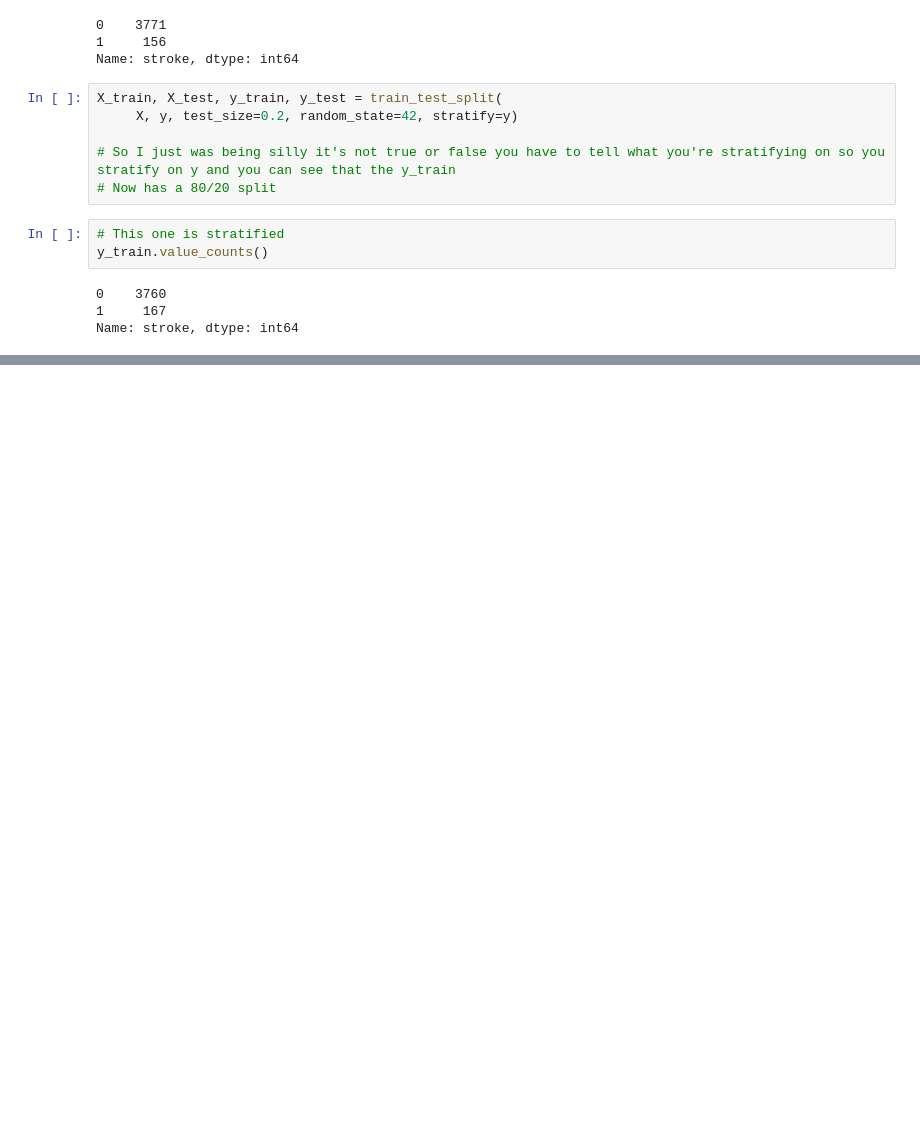
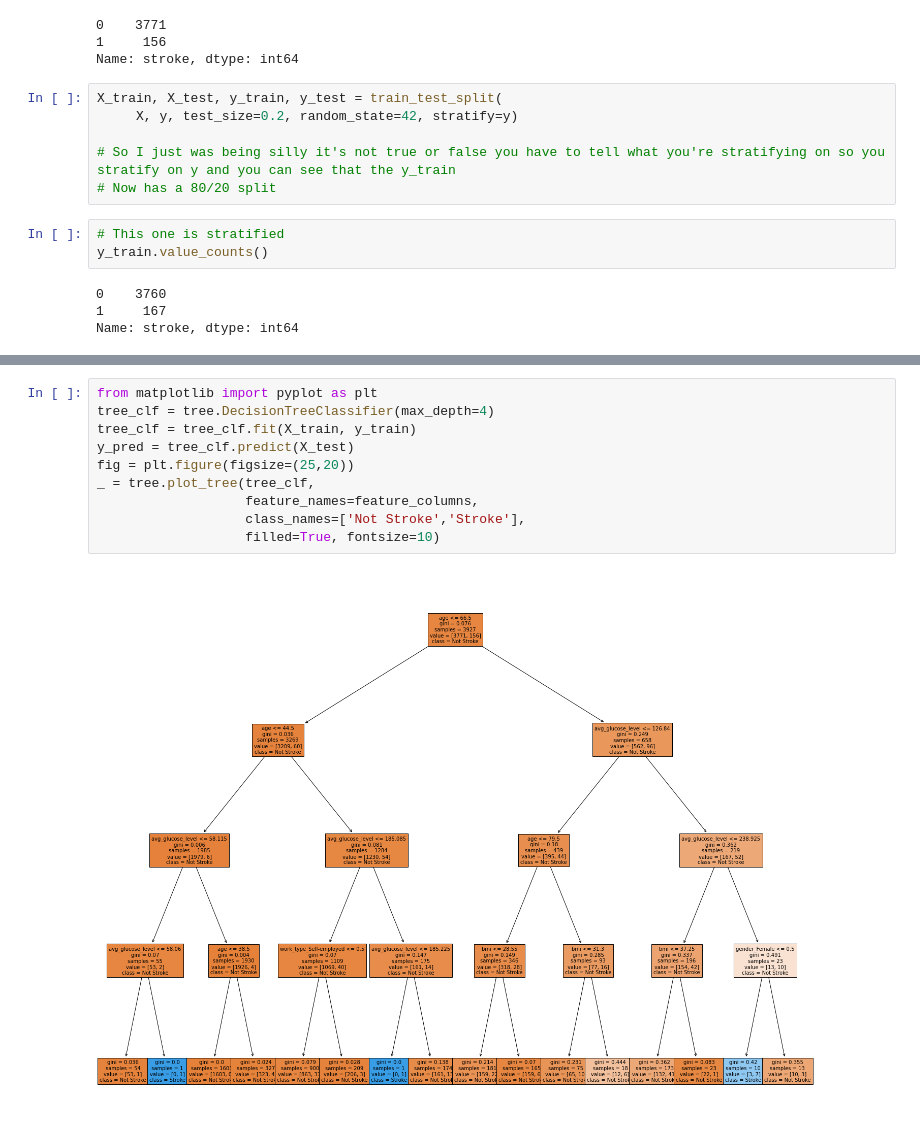
Before and after one commit to AnthonyCampbell208/SC22-BatchA-Frenzied-Physcists, a Jupyter notebook: final project/model_training.ipynb, the cells around one changed output, grey strips where cells are left out. Drawn from its saved outputs; the diff is of its cells as text; blank space fills up the shorter version.

```diff
--- a/final project/model_training.ipynb
+++ b/final project/model_training.ipynb
@@ -163,0 +221,12 @@ X.shape
+# %%
+from matplotlib import pyplot as plt
+tree_clf = tree.DecisionTreeClassifier(max_depth=4)
+tree_clf = tree_clf.fit(X_train, y_train)
+y_pred = tree_clf.predict(X_test)
+fig = plt.figure(figsize=(25,20))
+_ = tree.plot_tree(tree_clf,
+                   feature_names=feature_columns,
+                   class_names=['Not Stroke','Stroke'],
+                   filled=True, fontsize=10)
+# %% [output]
+[figure, added]
```
Also changed, not shown: parts of 17 cells of this notebook, 10 other files.
